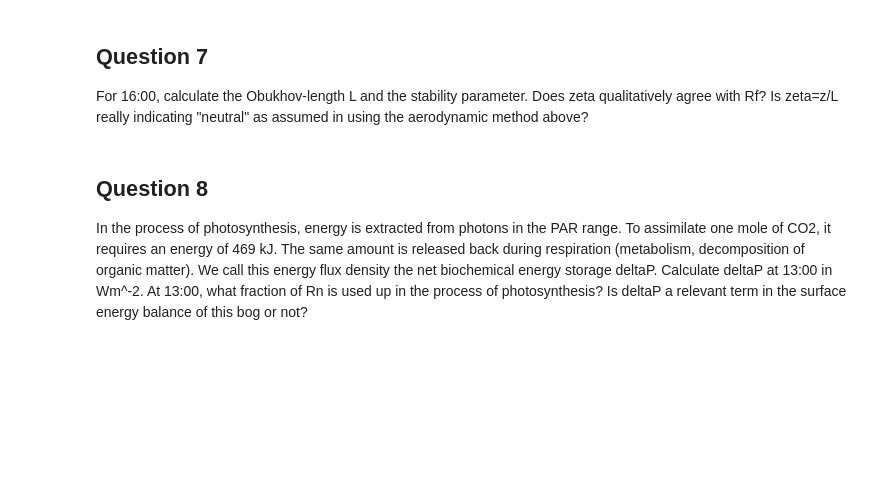
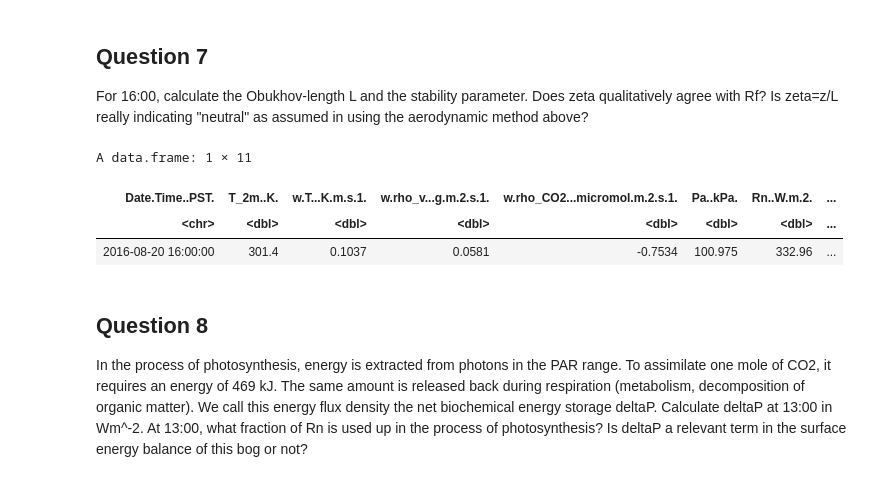
Before and after one commit to laurelyne/assignment4, a Jupyter notebook: 04.ipynb, the cells around one changed output. Drawn from its saved outputs; the diff is of its cells as text; code cells hidden in the pictures; blank space fills up the shorter version.

```diff
--- a/04.ipynb
+++ b/04.ipynb
@@ -183,6 +171,14 @@ Using the covariances and the profile measurements, calculate the eddy diffusivi
 # %% [markdown]
 ## Question 7
 For 16:00, calculate the Obukhov-length L and the stability parameter. Does zeta qualitatively agree with Rf? Is zeta=z/L really indicating "neutral" as assumed in using the aerodynamic method above?
+# %%
+df7 <- filter(df3.1, Date.Time..PST. == "2016-08-20 16:00:00")
+df7
+# %% [output]
+A data.frame: 1 × 11
+| Date.Time..PST. | T_2m..K. | w.T...K.m.s.1. | w.rho_v...g.m.2.s.1. | w.rho_CO2...micromol.m.2.s.1. | Pa..kPa. | Rn..W.m.2. | ... |
+| <chr> | <dbl> | <dbl> | <dbl> | <dbl> | <dbl> | <dbl> | ... |
+| 2016-08-20 16:00:00 | 301.4 | 0.1037 | 0.0581 | -0.7534 | 100.975 | 332.96 | ... |
 # %% [markdown]
 ## Question 8
 In the process of photosynthesis, energy is extracted from photons in the PAR range. To assimilate one mole of CO2, it requires an energy of 469 kJ. The same amount is released back during respiration (metabolism, decomposition of organic matter). We call this energy flux density the net biochemical energy storage deltaP. Calculate deltaP at 13:00 in Wm^-2. At 13:00, what fraction of Rn is used up in the process of photosynthesis? Is deltaP a relevant term in the surface energy balance of this bog or not?
```
Also changed, not shown: parts of 9 cells of this notebook.
